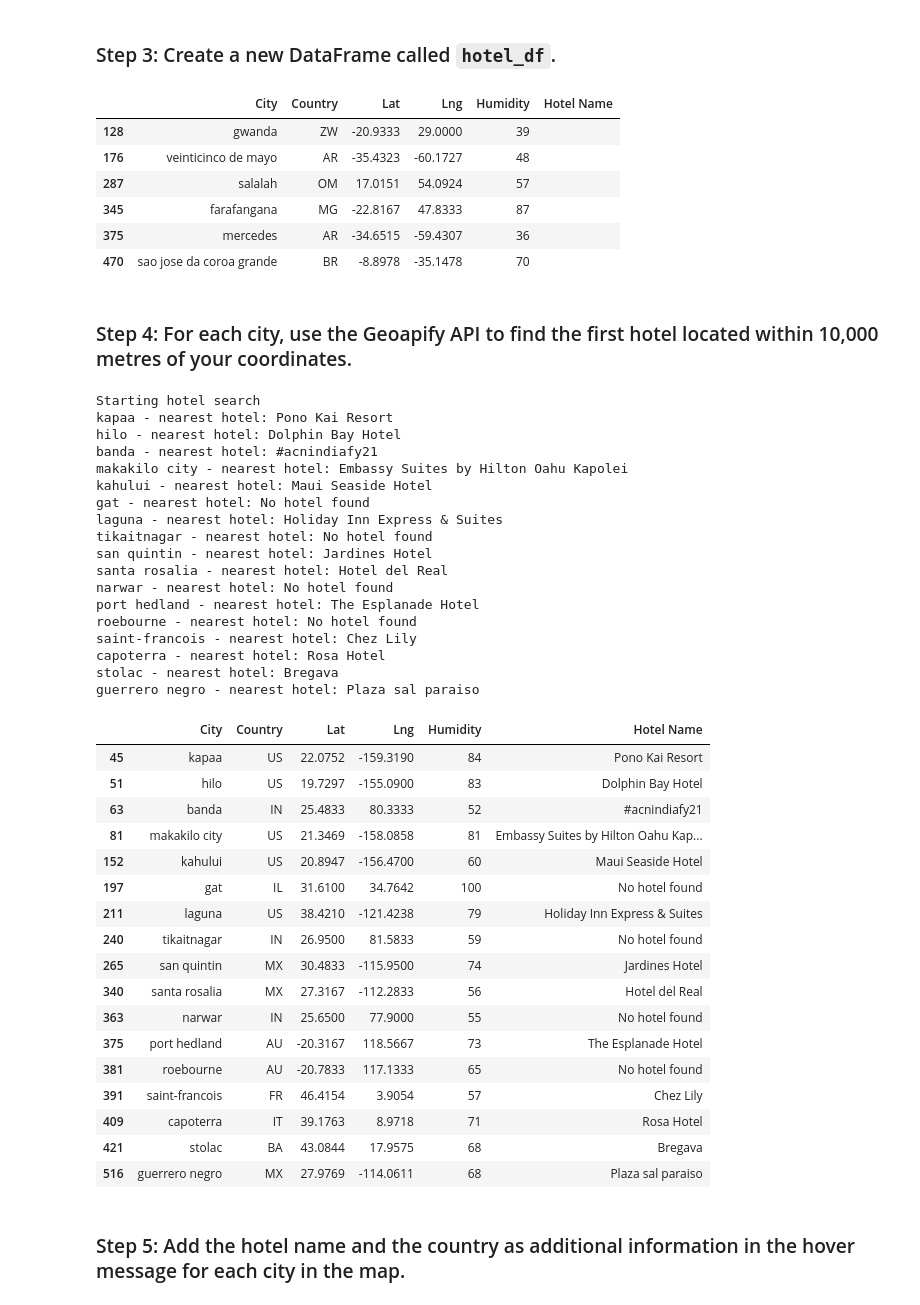
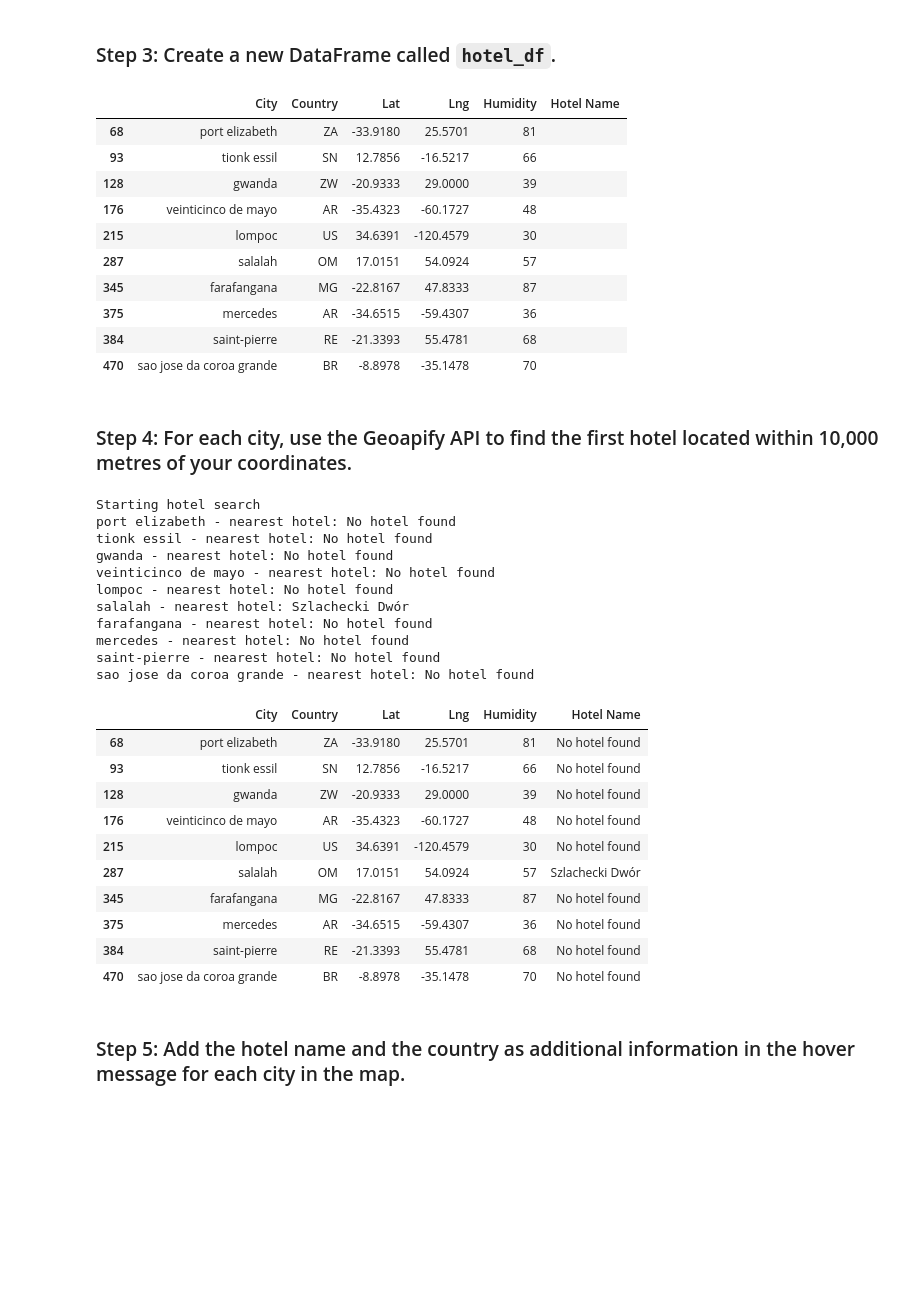
Before and after one commit to meehal0203/Python-api-challenge, a Jupyter notebook: WeatherPy/VacationPy.ipynb, the cells around one changed output. Cells and saved outputs as stored; diff of their text form; code cells hidden in the pictures; blank space fills up the shorter version.

```diff
--- a/WeatherPy/VacationPy.ipynb
+++ b/WeatherPy/VacationPy.ipynb
@@ -56,7 +56,8 @@ map_plot_1
 # %%
 # Narrow down cities that fit criteria and drop any results with null values
 city_data_df = city_data_df.loc[(city_data_df["Max Temp"] < 27) &
-                        (city_data_df["Max Temp"] > 21)]
+                        (city_data_df["Max Temp"] > 20
+                        )]
 city_data_df = city_data_df.loc[(city_data_df["Wind Speed"] < 4)]
 city_data_df = city_data_df.loc[(city_data_df["Cloudiness"] == 0)]
 # Drop any rows with null values
@@ -95,11 +100,15 @@ hotel_df["Hotel Name"] = " "
 hotel_df
 # %% [output]
 |  | City | Country | Lat | Lng | Humidity | Hotel Name |
+| 68 | port elizabeth | ZA | -33.9180 | 25.5701 | 81 |  |
+| 93 | tionk essil | SN | 12.7856 | -16.5217 | 66 |  |
 | 128 | gwanda | ZW | -20.9333 | 29.0000 | 39 |  |
 | 176 | veinticinco de mayo | AR | -35.4323 | -60.1727 | 48 |  |
+| 215 | lompoc | US | 34.6391 | -120.4579 | 30 |  |
 | 287 | salalah | OM | 17.0151 | 54.0924 | 57 |  |
 | 345 | farafangana | MG | -22.8167 | 47.8333 | 87 |  |
 | 375 | mercedes | AR | -34.6515 | -59.4307 | 36 |  |
+| 384 | saint-pierre | RE | -21.3393 | 55.4781 | 68 |  |
 | 470 | sao jose da coroa grande | BR | -8.8978 | -35.1478 | 70 |  |
 # %% [markdown]
 ### Step 4: For each city, use the Geoapify API to find the first hotel located within 10,000 metres of your coordinates.
@@ -107,82 +116,66 @@ hotel_df
 # Set parameters to search for a hotel
 radius = 10000
 params = {
-    "text": target_city,
+    "categories": "accommodation.hotel",
     "apiKey": geoapify_key
-}
-    # YOUR CODE HERE
 }
 
 # Print a message to follow up the hotel search
 print("Starting hotel search")
 
 # Iterate through the hotel_df DataFrame
 for index, row in hotel_df.iterrows():
-    # get latitude, longitude from the DataFrame
-    # YOUR CODE HERE
-
+    # get lat, lon from DataFrame
+    lat = row["Lat"]
+    lng = row["Lng"]
     # Add filter and bias parameters with the current city's latitude and longitude to the params dictionary
-    params["filter"] = # YOUR CODE HERE
-    params["bias"] = # YOUR CODE HERE
+    params["filter"] = f"circle:{lat},{lng},{radius}"
+    params["bias"] = f"proximity:{lat},{lng}"
 
     # Set base URL
     base_url = "https://api.geoapify.com/v2/places"
 
 
     # Make and API request using the params dictionaty
-    name_address = # YOUR CODE HERE
+    name_address = requests.get(base_url, params = params)
 
     # Convert the API response to JSON format
-    name_address = # YOUR CODE HERE
+    name_address = name_address.json()
 
     # Grab the first hotel from the results and store the name in the hotel_df DataFrame
     try:
         hotel_df.loc[index, "Hotel Name"] = name_address["features"][0]["properties"]["name"]
     except (KeyError, IndexError):
         # If no hotel is found, set the hotel name as "No hotel found".
         hotel_df.loc[index, "Hotel Name"] = "No hotel found"
 
     # Log the search results
     print(f"{hotel_df.loc[index, 'City']} - nearest hotel: {hotel_df.loc[index, 'Hotel Name']}")
 
 # Display sample data
 hotel_df
 # %% [output]
 Starting hotel search
-kapaa - nearest hotel: Pono Kai Resort
-hilo - nearest hotel: Dolphin Bay Hotel
-banda - nearest hotel: #acnindiafy21
-makakilo city - nearest hotel: Embassy Suites by Hilton Oahu Kapolei
-kahului - nearest hotel: Maui Seaside Hotel
-gat - nearest hotel: No hotel found
-laguna - nearest hotel: Holiday Inn Express & Suites
-tikaitnagar - nearest hotel: No hotel found
-san quintin - nearest hotel: Jardines Hotel
-santa rosalia - nearest hotel: Hotel del Real
-narwar - nearest hotel: No hotel found
-port hedland - nearest hotel: The Esplanade Hotel
-roebourne - nearest hotel: No hotel found
-saint-francois - nearest hotel: Chez Lily
-capoterra - nearest hotel: Rosa Hotel
-stolac - nearest hotel: Bregava
-guerrero negro - nearest hotel: Plaza sal paraiso
+port elizabeth - nearest hotel: No hotel found
+tionk essil - nearest hotel: No hotel found
+gwanda - nearest hotel: No hotel found
+veinticinco de mayo - nearest hotel: No hotel found
+lompoc - nearest hotel: No hotel found
+salalah - nearest hotel: Szlachecki Dwór
+farafangana - nearest hotel: No hotel found
+mercedes - nearest hotel: No hotel found
+saint-pierre - nearest hotel: No hotel found
+sao jose da coroa grande - nearest hotel: No hotel found
 |  | City | Country | Lat | Lng | Humidity | Hotel Name |
-| 45 | kapaa | US | 22.0752 | -159.3190 | 84 | Pono Kai Resort |
-| 51 | hilo | US | 19.7297 | -155.0900 | 83 | Dolphin Bay Hotel |
-| 63 | banda | IN | 25.4833 | 80.3333 | 52 | #acnindiafy21 |
-| 81 | makakilo city | US | 21.3469 | -158.0858 | 81 | Embassy Suites by Hilton Oahu Kap... |
-| 152 | kahului | US | 20.8947 | -156.4700 | 60 | Maui Seaside Hotel |
-| 197 | gat | IL | 31.6100 | 34.7642 | 100 | No hotel found |
-| 211 | laguna | US | 38.4210 | -121.4238 | 79 | Holiday Inn Express & Suites |
-| 240 | tikaitnagar | IN | 26.9500 | 81.5833 | 59 | No hotel found |
-| 265 | san quintin | MX | 30.4833 | -115.9500 | 74 | Jardines Hotel |
-| 340 | santa rosalia | MX | 27.3167 | -112.2833 | 56 | Hotel del Real |
-| 363 | narwar | IN | 25.6500 | 77.9000 | 55 | No hotel found |
-| 375 | port hedland | AU | -20.3167 | 118.5667 | 73 | The Esplanade Hotel |
-| 381 | roebourne | AU | -20.7833 | 117.1333 | 65 | No hotel found |
-| 391 | saint-francois | FR | 46.4154 | 3.9054 | 57 | Chez Lily |
-| 409 | capoterra | IT | 39.1763 | 8.9718 | 71 | Rosa Hotel |
-| 421 | stolac | BA | 43.0844 | 17.9575 | 68 | Bregava |
-| 516 | guerrero negro | MX | 27.9769 | -114.0611 | 68 | Plaza sal paraiso |
+| 68 | port elizabeth | ZA | -33.9180 | 25.5701 | 81 | No hotel found |
+| 93 | tionk essil | SN | 12.7856 | -16.5217 | 66 | No hotel found |
+| 128 | gwanda | ZW | -20.9333 | 29.0000 | 39 | No hotel found |
+| 176 | veinticinco de mayo | AR | -35.4323 | -60.1727 | 48 | No hotel found |
+| 215 | lompoc | US | 34.6391 | -120.4579 | 30 | No hotel found |
+| 287 | salalah | OM | 17.0151 | 54.0924 | 57 | Szlachecki Dwór |
+| 345 | farafangana | MG | -22.8167 | 47.8333 | 87 | No hotel found |
+| 375 | mercedes | AR | -34.6515 | -59.4307 | 36 | No hotel found |
+| 384 | saint-pierre | RE | -21.3393 | 55.4781 | 68 | No hotel found |
+| 470 | sao jose da coroa grande | BR | -8.8978 | -35.1478 | 70 | No hotel found |
 # %% [markdown]
 ### Step 5: Add the hotel name and the country as additional information in the hover message for each city in the map.
```
Also changed, not shown: parts of 3 cells of this notebook, 1 other file.
